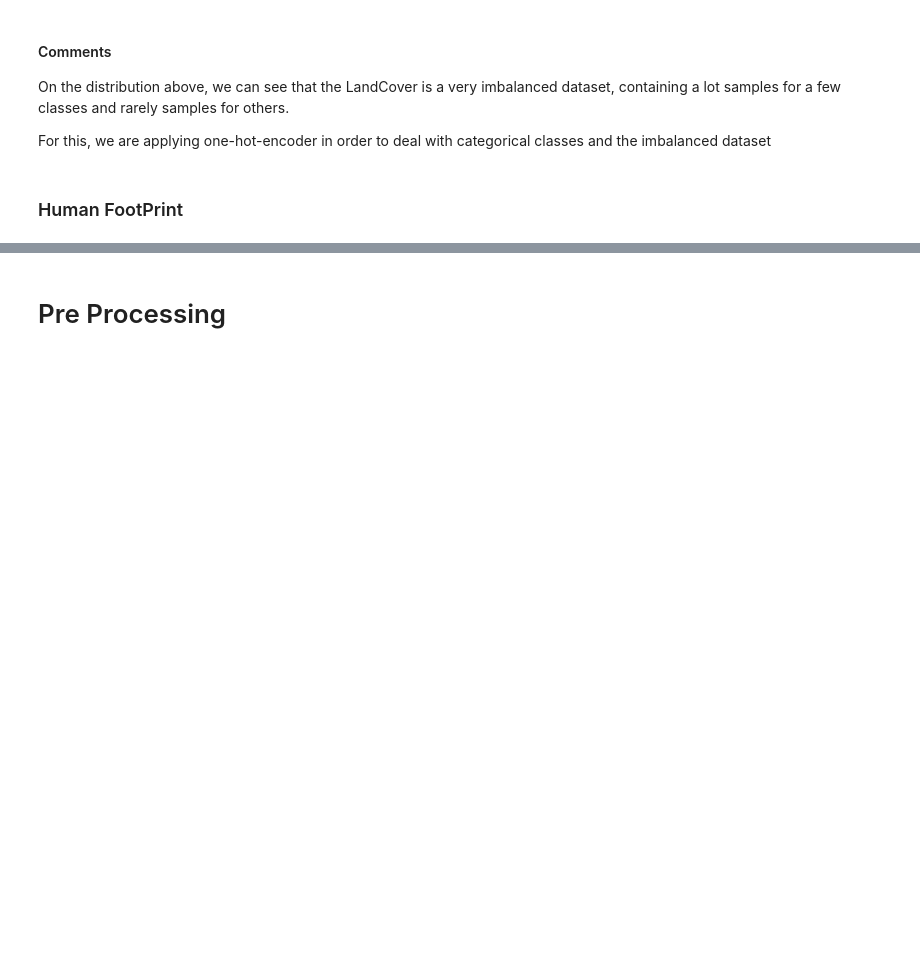
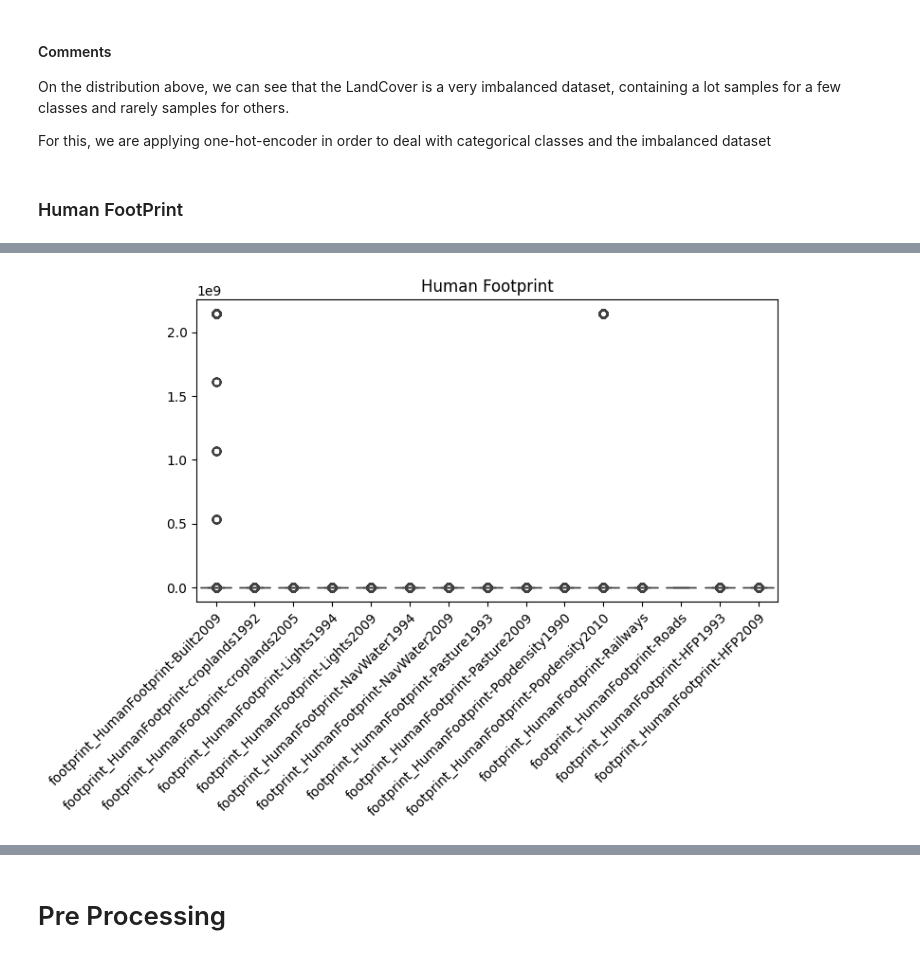
Before and after one commit to emanuel-gf/PlantNet-Species-ML-Project, a Jupyter notebook: milestone_1_emanuel.ipynb, the cells around one changed output, grey strips where cells are left out. Saved outputs shown, nothing was run; the diff lists cells and outputs as text; code cells hidden in the pictures; blank space fills up the shorter version.

```diff
--- a/milestone_1_emanuel.ipynb
+++ b/milestone_1_emanuel.ipynb
@@ -576,3 +593,18 @@ On the distribution above, we can see that the LandCover is a very imbalanced da
 For this, we are applying one-hot-encoder in order to deal with categorical classes and the imbalanced dataset
 # %% [markdown]
 ### Human FootPrint
+# %%
+hf_cols = ['footprint_HumanFootprint-Built1994',
+       'footprint_HumanFootprint-Built2009',
+       'footprint_HumanFootprint-croplands1992',
+       'footprint_HumanFootprint-croplands2005',
+       'footprint_HumanFootprint-Lights1994',
+       'footprint_HumanFootprint-Lights2009',
+       'footprint_HumanFootprint-NavWater1994',
+       'footprint_HumanFootprint-NavWater2009',
+       'footprint_HumanFootprint-Pasture1993',
+       'footprint_HumanFootprint-Pasture2009',
+       'footprint_HumanFootprint-Popdensity1990',
+       'footprint_HumanFootprint-Popdensity2010',
+       'footprint_HumanFootprint-Railways', 'footprint_HumanFootprint-Roads',
+       'footprint_HumanFootprint-HFP1993', 'footprint_HumanFootprint-HFP2009']
@@ -578,0 +623,11 @@ For this, we are applying one-hot-encoder in order to deal with categorical clas
+# %%
+## There is a lot of outliers on HumanFootprint, Let's start by looking at them
+plt.figure(figsize=(8,6))
+sns.boxplot(data=X[hf_cols])
+plt.xticks(rotation=45, ha='right', rotation_mode='anchor')
+plt.title('Human Footprint')
+plt.xlabel('')  # Remove x-axis label if needed
+plt.tight_layout()  # Prevents labels from being cut off
+plt.show()
+# %% [output]
+[figure, added]
```
Also changed, not shown: parts of 25 cells of this notebook.
